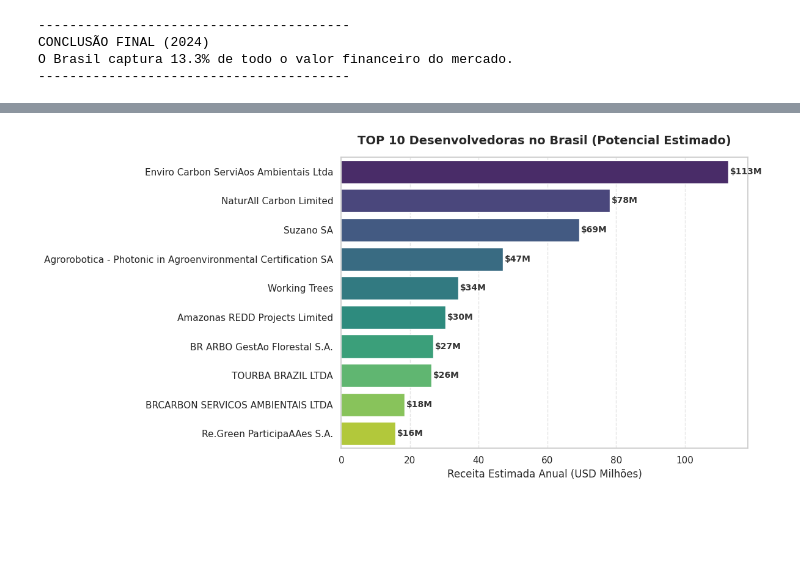
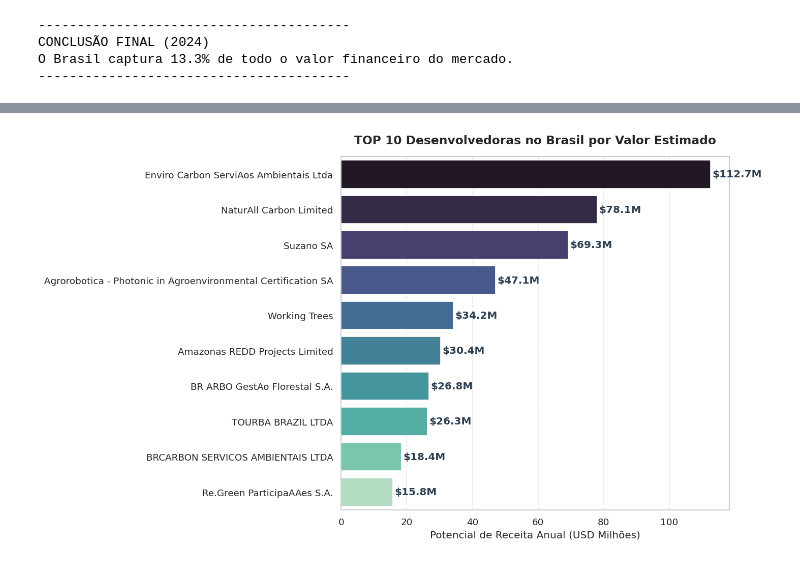
Before and after one commit to MattSpadaro/audit-carbon-market-analysis, a Jupyter notebook: vcs_issuance_analysis_2015_2025.ipynb, the cells around one changed output, grey strips where cells are left out. Drawn from its saved outputs; the diff is of its cells as text; code cells hidden in the pictures; blank space fills up the shorter version.

Commit message:
feat: atualiza graficos de valor e exporta imagens para output

```diff
--- a/vcs_issuance_analysis_2015_2025.ipynb
+++ b/vcs_issuance_analysis_2015_2025.ipynb
@@ -445,16 +483,17 @@ import matplotlib.pyplot as plt
 import seaborn as sns
 import unicodedata
 import warnings
+import os
 
-# Silencia avisos de fonte para limpar o output
+# Garante a pasta de saída
+os.makedirs('./output', exist_ok=True)
 warnings.filterwarnings("ignore")
 
 # 1. Configuração Visual
 sns.set_theme(style="whitegrid")
-plt.rcParams['figure.figsize'] = (12, 6)
 
-# 2. Carregamento (Project Database)
-FILE_PATH = './data/raw_data_pipeline.csv'
+# 2. Carregamento (Utilizando o arquivo de Pipeline/Projetos)
+FILE_PROJECTS = './data/raw_data_pipeline.csv'
 COLS_MAP = {
     'Proponent': 'developer_company',
     'Country/Area': 'country',
@@ -463,85 +502,70 @@ COLS_MAP = {
 }
 
 try:
-    print(">>> Processando Proponentes...")
-    df = pd.read_csv(FILE_PATH, usecols=COLS_MAP.keys(), encoding='latin1', low_memory=False)
-    df = df.rename(columns=COLS_MAP)
+    print(">>> [ETAPA FINAL] Analisando Líderes de Mercado...")
+    df_proj = pd.read_csv(FILE_PROJECTS, usecols=COLS_MAP.keys(), encoding='latin1', low_memory=False)
+    df_proj = df_proj.rename(columns=COLS_MAP)
 
     # Limpeza Numérica
-    if df['quantity'].dtype == 'O':
-        df['quantity'] = df['quantity'].astype(str).str.replace(',', '').astype(float)
+    if df_proj['quantity'].dtype == 'O':
+        df_proj['quantity'] = df_proj['quantity'].astype(str).str.replace(',', '').astype(float)
 
-    # 3. Engenharia de Preço (Estimativa)
+    # 3. Engine de Valorização (Aplicada aos Projetos)
     def pricing_engine(row):
         p_type = str(row['project_type']).lower()
         if 'forestry' in p_type or 'land use' in p_type or 'agriculture' in p_type:
             return 10.00
         return 1.50
 
-    df['estimated_price'] = df.apply(pricing_engine, axis=1)
-    df['estimated_revenue'] = df['quantity'] * df['estimated_price']
+    df_proj['estimated_revenue'] = df_proj['quantity'] * df_proj.apply(pricing_engine, axis=1)
 
-    # 4. Filtro Brasil
-    df_br = df[df['country'].str.contains('Brazil', case=False, na=False)].copy()
+    # 4. Filtro Brasil e Limpeza de Nomes (Evita erros de fonte no gráfico)
+    df_br_proj = df_proj[df_proj['country'].str.contains('Brazil', case=False, na=False)].copy()
 
-    # --- LIMPEZA DE TEXTO BLINDADA (Fim dos erros de Glyph) ---
     def limpar_texto_blindado(texto):
         if pd.isna(texto): return "Não Identificado"
-        texto = str(texto)
-
-        # Normalização Unicode (transforma caracteres estranhos em padrão)
-        texto = unicodedata.normalize('NFKD', texto).encode('ascii', 'ignore').decode('utf-8')
-
-        # Limpeza extra
+        # Remove acentos e caracteres especiais para o Matplotlib
+        texto = unicodedata.normalize('NFKD', str(texto)).encode('ascii', 'ignore').decode('utf-8')
         texto = texto.strip()
-
-        # Correções Manuais de Nomes Comuns
+        # Consolidação de nomes conhecidos
         if 'Biofilica' in texto: return 'Biofilica Ambipar'
         if 'Carbonext' in texto: return 'Carbonext'
         if 'Jari' in texto: return 'Jari Celulose'
-        if 'Agropalma' in texto: return 'Agropalma'
-        if 'Sustainable Carbon' in texto: return 'Sustainable Carbon'
-
         return texto
 
-    df_br['developer_company'] = df_br['developer_company'].apply(limpar_texto_blindado)
+    df_br_proj['developer_company'] = df_br_proj['developer_company'].apply(limpar_texto_blindado)
 
     # 5. Ranking (Top 10)
-    ignore_list = ['Nao Identificado', 'Multiple Proponents']
-    ranking = df_br[~df_br['developer_company'].isin(ignore_list)] \
+    ignore_list = ['Nao Identificado', 'Multiple Proponents', 'N/A']
+    ranking = df_br_proj[~df_br_proj['developer_company'].isin(ignore_list)] \
                 .groupby('developer_company')['estimated_revenue'] \
                 .sum() \
                 .sort_values(ascending=False) \
                 .head(10)
 
-    # 6. Plotagem
-    plt.figure(figsize=(12, 6))
+    # 6. Plotagem Profissional
+    plt.figure(figsize=(12, 7))
+    ax = sns.barplot(x=ranking.values / 1e6, y=ranking.index, palette='mako')
 
-    # Gráfico de Barras Horizontais
-    ax = sns.barplot(
-        x=ranking.values / 1e6,
-        y=ranking.index,
-        palette='viridis' # Paleta profissional
-    )
-
-    plt.title('TOP 10 Desenvolvedoras no Brasil (Potencial Estimado)', fontsize=14, fontweight='bold', pad=15)
-    plt.xlabel('Receita Estimada Anual (USD Milhões)', fontsize=12)
+    plt.title('TOP 10 Desenvolvedoras no Brasil por Valor Estimado', fontsize=14, fontweight='bold', pad=15)
+    plt.xlabel('Potencial de Receita Anual (USD Milhões)', fontsize=12)
     plt.ylabel('')
 
-    # Adicionar valores nas barras
+    # Adicionar labels de valores nas barras
     for i, v in enumerate(ranking.values):
-        ax.text(v/1e6 + 0.5, i, f"${v/1e6:,.0f}M", va='center', fontweight='bold', fontsize=10, color='#333333')
+        ax.text(v/1e6 + 0.5, i, f"${v/1e6:,.1f}M", va='center', fontweight='bold', color='#2c3e50')
 
     plt.grid(axis='x', linestyle='--', alpha=0.5)
     plt.tight_layout()
+
+    # --- SALVANDO A IMAGEM 6 (ÚLTIMA) ---
+    plt.savefig('./output/06_top_developers_br.png', dpi=300, bbox_inches='tight')
     plt.show()
 
-    # Insight
-    top_dev = ranking.index[0]
-    print("-" * 40)
-    print(f"LÍDER DO MERCADO: {top_dev}")
-    print("-" * 40)
+    print("-" * 50)
+    print(f"🏆 LÍDER DE MERCADO IDENTIFICADO: {ranking.index[0]}")
+    print("-" * 50)
 
 except Exception as e:
-    print(f"Erro: {e}")
+    print(f"Erro ao processar desenvolvedores: {e}")
 # %% [output]
@@ -549 +573 @@ except Exception as e:
-[figure, old version]
+[figure, new version]
```
Also changed, not shown: parts of 7 cells of this notebook, 8 other files.
